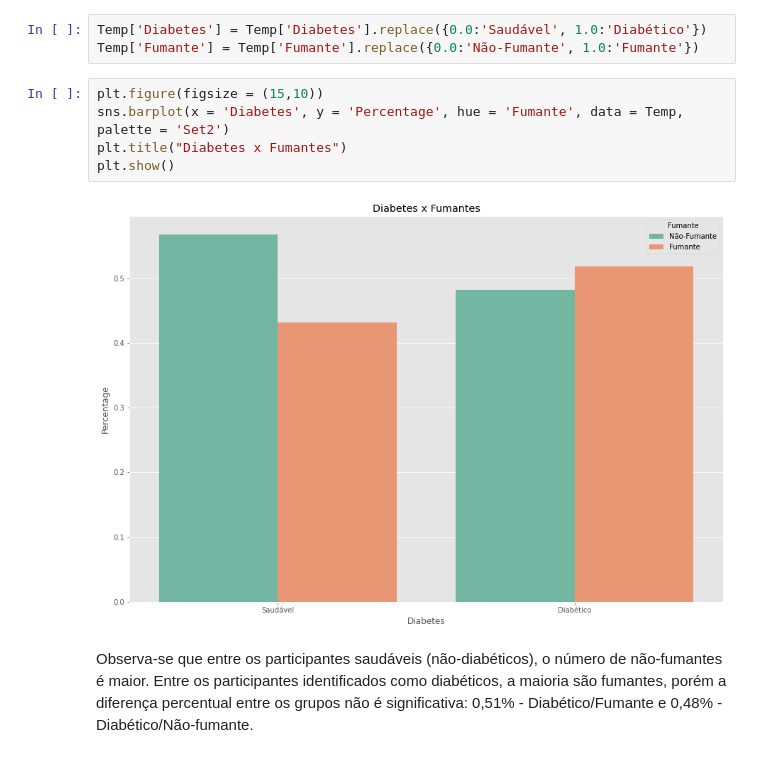
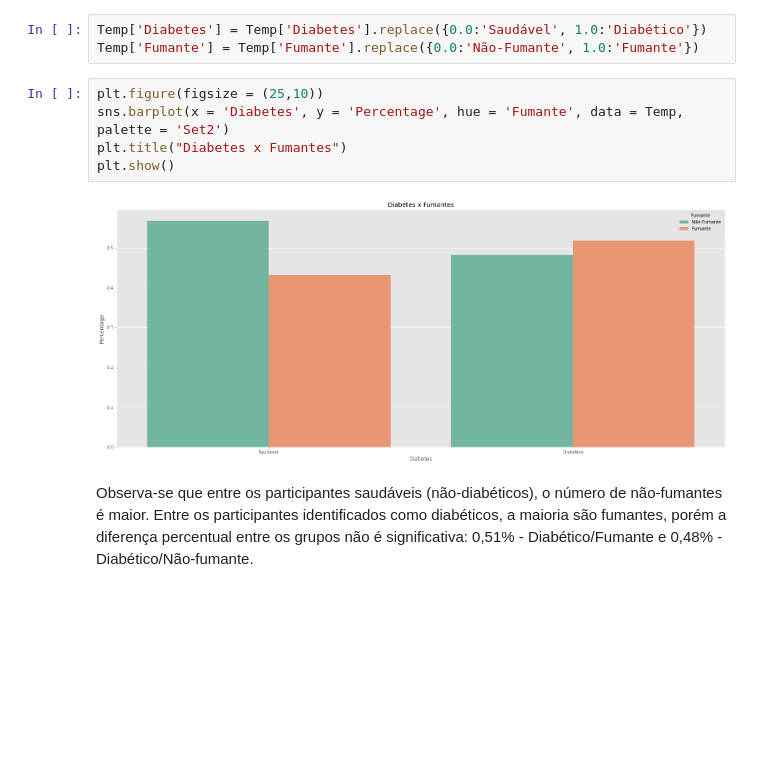
Before and after one commit to allanbraquiel/Stack_Labs_2_Squad_Scikit-Learn, a Jupyter notebook: notebook/StackLabs_DiabetesPrediction_Graphs060422.ipynb, the cells around one changed output. Saved outputs shown, nothing was run; the diff lists cells and outputs as text; blank space fills up the shorter version.

```diff
--- a/notebook/StackLabs_DiabetesPrediction_Graphs060422.ipynb
+++ b/notebook/StackLabs_DiabetesPrediction_Graphs060422.ipynb
@@ -343,12 +343,12 @@ Temp
 Temp['Diabetes'] = Temp['Diabetes'].replace({0.0:'Saudável', 1.0:'Diabético'})
 Temp['Fumante'] = Temp['Fumante'].replace({0.0:'Não-Fumante', 1.0:'Fumante'})
 # %%
-plt.figure(figsize = (15,10))
+plt.figure(figsize = (25,10))
 sns.barplot(x = 'Diabetes', y = 'Percentage', hue = 'Fumante', data = Temp, palette = 'Set2')
 plt.title("Diabetes x Fumantes")
 plt.show()
 # %% [output]
-[figure, old version]
+[figure, new version]
 # %% [markdown]
 Observa-se que entre os participantes saudáveis (não-diabéticos), o número de não-fumantes é maior. Entre os participantes identificados como diabéticos, a maioria são fumantes, porém a diferença percentual entre os grupos não é significativa: 0,51% - Diabético/Fumante e 0,48% - Diabético/Não-fumante.
 # %%
```
Also changed, not shown: parts of 3 cells of this notebook, 1 other file.
